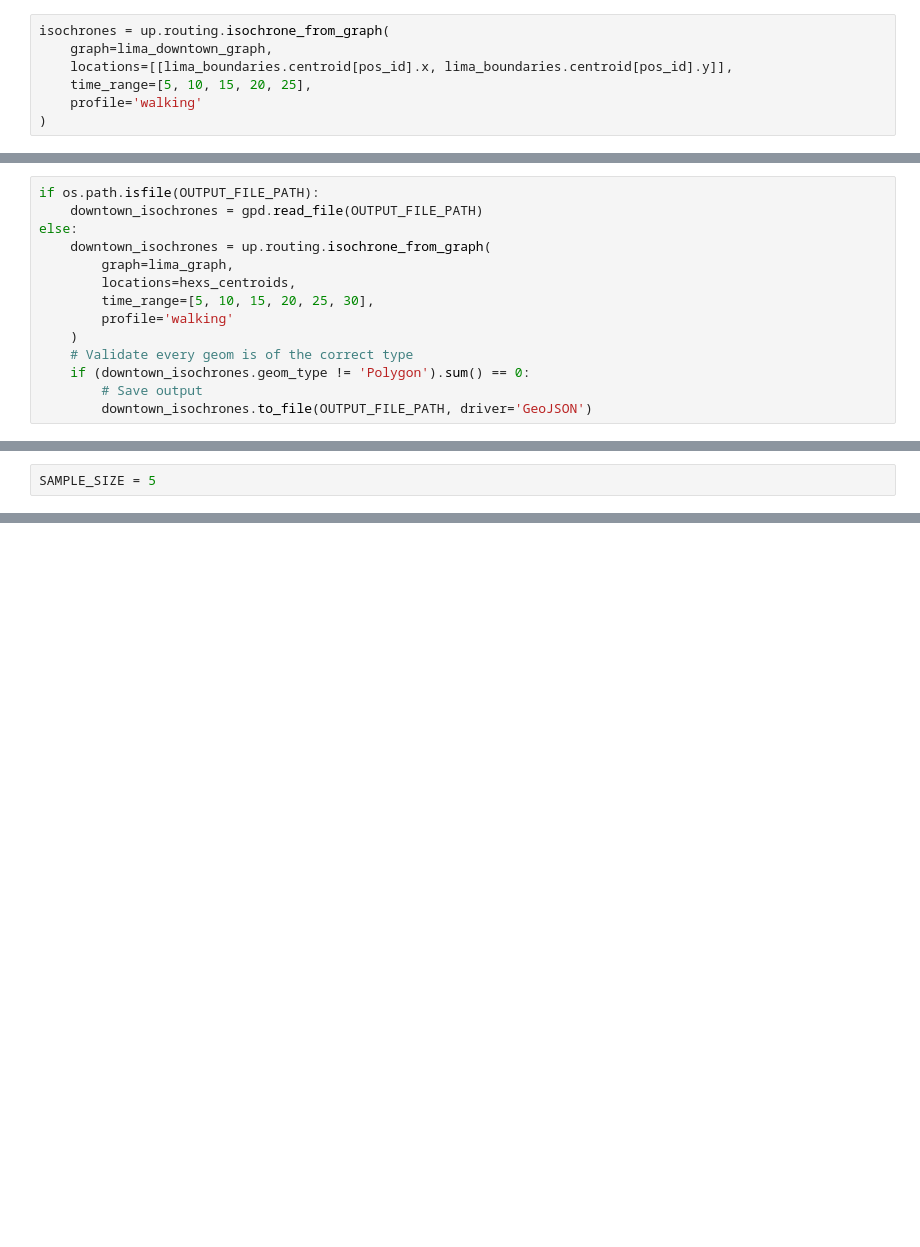
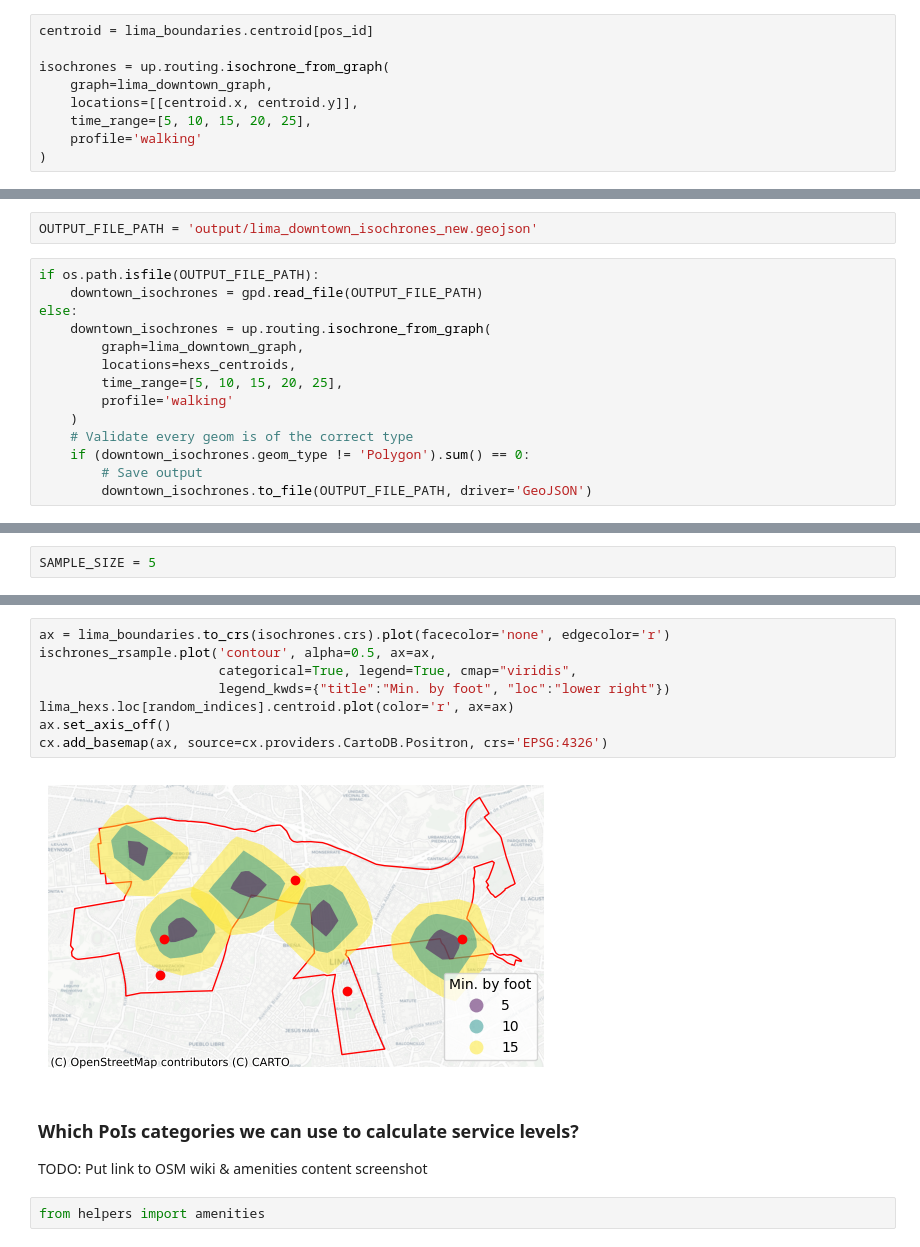
Before and after one commit to EL-BID/urbanpy, a Jupyter notebook: notebooks/UrbanServiceLevels.ipynb, the cells around one changed output, grey strips where cells are left out. Saved outputs shown, nothing was run; the diff lists cells and outputs as text; blank space fills up the shorter version.

```diff
--- a/notebooks/UrbanServiceLevels.ipynb
+++ b/notebooks/UrbanServiceLevels.ipynb
@@ -41,9 +40,11 @@ lima_downtown_graph = up.download.osmnx_graph('polygon', 'walk', geom=lima_bound
 # %% [markdown]
 #### Generate isochrone from the centroid of the district
 # %%
+centroid = lima_boundaries.centroid[pos_id]
+
 isochrones = up.routing.isochrone_from_graph(
     graph=lima_downtown_graph,
-    locations=[[lima_boundaries.centroid[pos_id].x, lima_boundaries.centroid[pos_id].y]],
+    locations=[[centroid.x, centroid.y]],
     time_range=[5, 10, 15, 20, 25],
     profile='walking'
 )
@@ -75,11 +74,13 @@ OUTPUT_FILE_PATH = 'output/lima_downtown_isochrones.geojson'
+# %%
+OUTPUT_FILE_PATH = 'output/lima_downtown_isochrones_new.geojson'
 # %%
 if os.path.isfile(OUTPUT_FILE_PATH):
     downtown_isochrones = gpd.read_file(OUTPUT_FILE_PATH)
 else:
     downtown_isochrones = up.routing.isochrone_from_graph(
-        graph=lima_graph,
+        graph=lima_downtown_graph,
         locations=hexs_centroids,
-        time_range=[5, 10, 15, 20, 25, 30],
+        time_range=[5, 10, 15, 20, 25],
         profile='walking'
     )
     # Validate every geom is of the correct type
@@ -446,0 +118,16 @@ array([30, 25, 20, 15, 10,  5])
+# %%
+ax = lima_boundaries.to_crs(isochrones.crs).plot(facecolor='none', edgecolor='r')
+ischrones_rsample.plot('contour', alpha=0.5, ax=ax,
+                       categorical=True, legend=True, cmap="viridis",
+                       legend_kwds={"title":"Min. by foot", "loc":"lower right"})
+lima_hexs.loc[random_indices].centroid.plot(color='r', ax=ax)
+ax.set_axis_off()
+cx.add_basemap(ax, source=cx.providers.CartoDB.Positron, crs='EPSG:4326')
+# %% [output]
+[figure, added]
+# %% [markdown]
+### Which PoIs categories we can use to calculate service levels?
+
+TODO: Put link to OSM wiki & amenities content screenshot
+# %%
+from helpers import amenities
```
Also changed, not shown: parts of 57 cells of this notebook, 2 other files.
